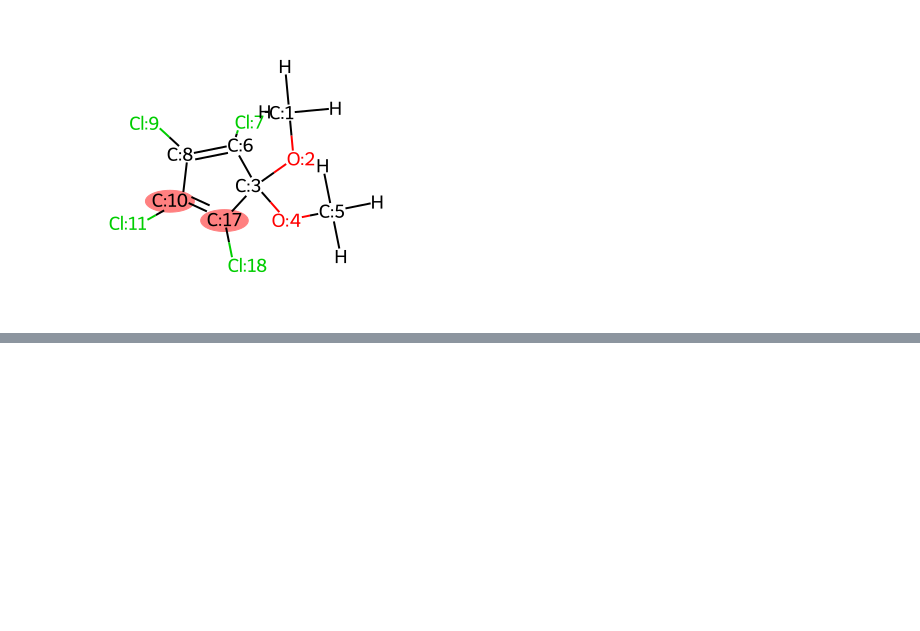
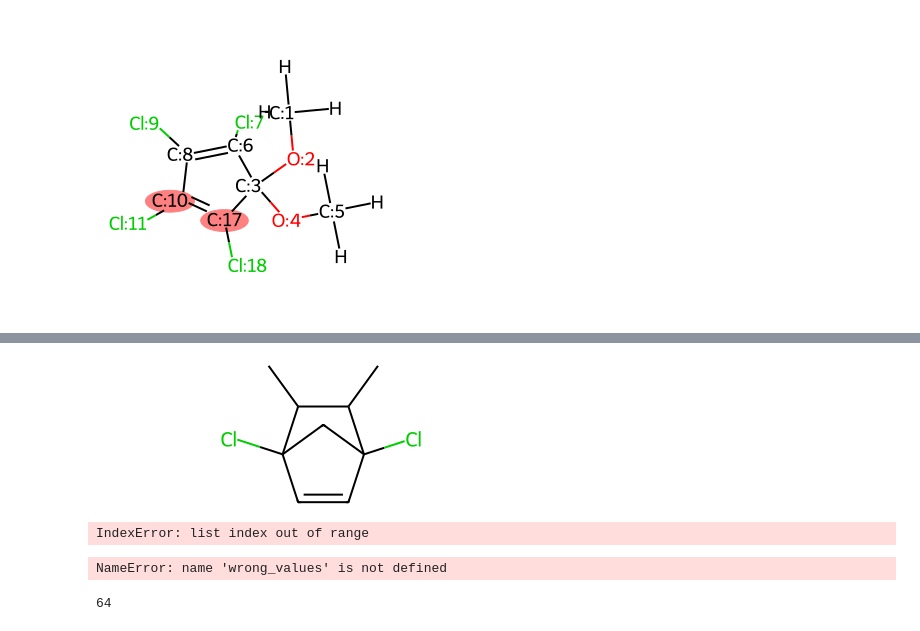
Before and after one commit to rhjvanworkum/virtual_reactions, a Jupyter notebook: notebooks/DA_RPS_inspection.ipynb, the cells around one changed output, grey strips where cells are left out. Cells and saved outputs as stored; diff of their text form; code cells hidden in the pictures; blank space fills up the shorter version.

```diff
--- a/notebooks/DA_RPS_inspection.ipynb
+++ b/notebooks/DA_RPS_inspection.ipynb
@@ -194,0 +343,4 @@ img
+# %%
+Chem.MolFromSmiles(out[1].split('>>')[1])
+# %% [output]
+[figure, added]
@@ -194,0 +362,12 @@ img
+# %%
+Chem.MolFromSmiles(umatches_smiles[90][1].split('>>')[1])
+# %% [output]
+IndexError: list index out of range
+# %%
+wrong_values[110]
+# %% [output]
+NameError: name 'wrong_values' is not defined
+# %%
+len(umatches_smiles)
+# %% [output]
+64
```
Also changed, not shown: parts of 18 cells of this notebook, 15 other files.
